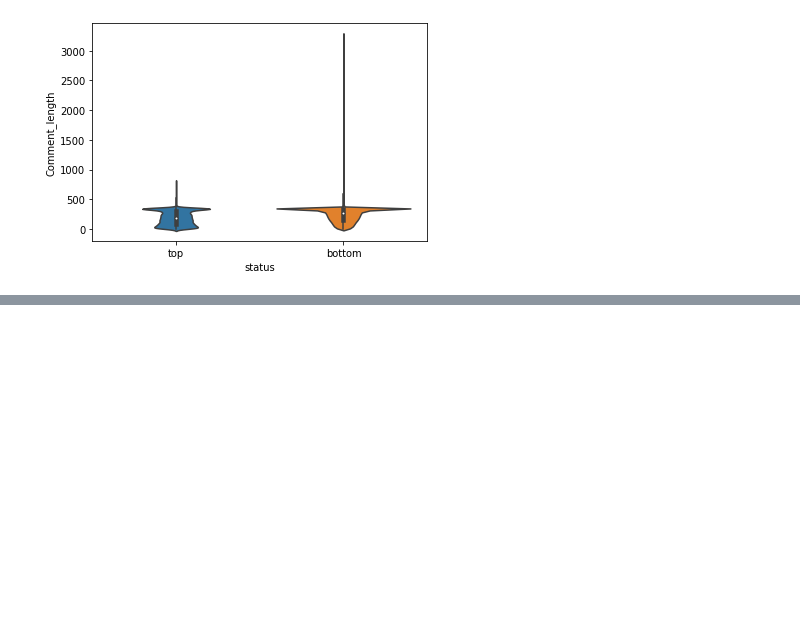
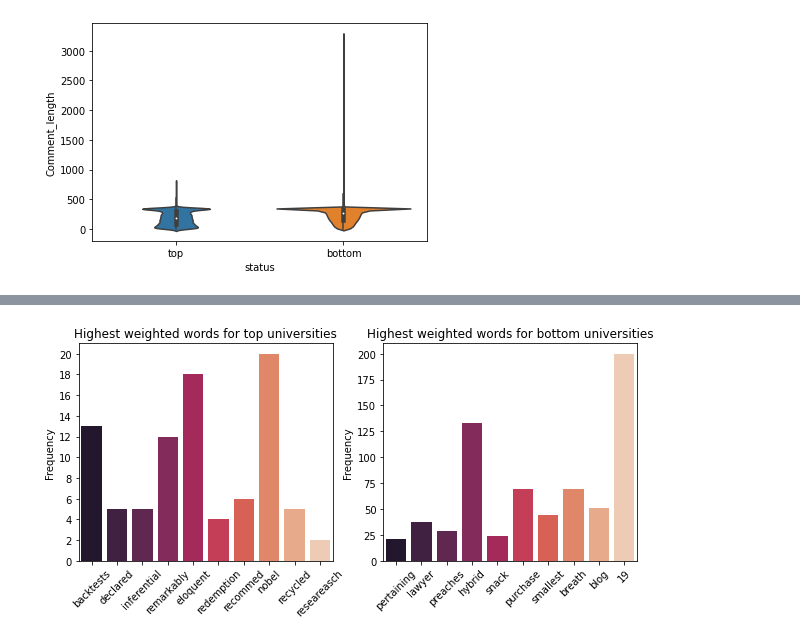
Before and after one commit to hzw479/ISDS.group.projects, a Jupyter notebook: ExamProject/Mie analysis.ipynb, the cells around one changed output, grey strips where cells are left out. Saved outputs shown, nothing was run; the diff lists cells and outputs as text; code cells hidden in the pictures; blank space fills up the shorter version.

```diff
--- a/ExamProject/Mie analysis.ipynb
+++ b/ExamProject/Mie analysis.ipynb
@@ -229,0 +337,7 @@ sns.violinplot(x='tDept', y='Comment_length', data=comment_df)
+# %%
+#lol
+for i in dict_of_top_words_top.keys():
+    for j in range(len(bottom_uni.Clean_comment)):
+        if i in bottom_uni.Clean_comment[j]:
+            dict_of_top_words_top[i]+=1
+dict_of_top_words_top
@@ -229,0 +355,5 @@ sns.violinplot(x='tDept', y='Comment_length', data=comment_df)
+# %%
+for i in dict_of_top_words_top.keys():
+    for j in range(len(top_uni.Clean_comment)):
+        if i in top_uni.Clean_comment[j]:
+            print(i, '\n',top_uni.Comments[j], '\n', top_uni.Quality[j], '\n')
@@ -229,0 +383,6 @@ sns.violinplot(x='tDept', y='Comment_length', data=comment_df)
+# %%
+top_words_top=pd.DataFrame.from_dict(dict_of_top_words_top, orient='index')
+top_words_bottom=pd.DataFrame.from_dict(dict_of_top_words_bottom, orient='index')
+# %%
+top_words_top['status']=['top' for i in range(len(top_words_top))]
+top_words_bottom['status']=['bottom' for i in range(len(top_words_bottom))]
@@ -229,0 +408,17 @@ sns.violinplot(x='tDept', y='Comment_length', data=comment_df)
+# %%
+fig, ax =plt.subplots(1,2, sharey=False, figsize=(10,4))
+#first plot
+ax[0]=sns.barplot(data=top_words_top, x=list(top_words_top.index), y=top_words_top[0],palette='rocket', ax=ax[0])
+ax[0].set_ylabel('Frequency')
+ax[0].title.set_text('Highest weighted words for top universities')
+ax[0].set(ylim=(0, 21), yticks=[2*x for x in range(11)])
+plt.setp(ax[0].xaxis.get_majorticklabels(), rotation=45)
+#second plot
+ax[1]=sns.barplot(data=top_words_bottom, x=list(top_words_bottom.index), y=top_words_bottom[0],palette='rocket', ax=ax[1])
+#ax[1].set_xticklabels(ax.get_xticklabels(), rotation=40, ha="right")
+ax[1].set_ylabel('Frequency')
+ax[1].title.set_text('Highest weighted words for bottom universities')
+plt.setp(ax[1].xaxis.get_majorticklabels(), rotation=45)
+plt.savefig('topbottom10.png',bbox_inches='tight')
+# %% [output]
+[figure, added]
```
Also changed, not shown: parts of 36 cells of this notebook, 10 other files.
